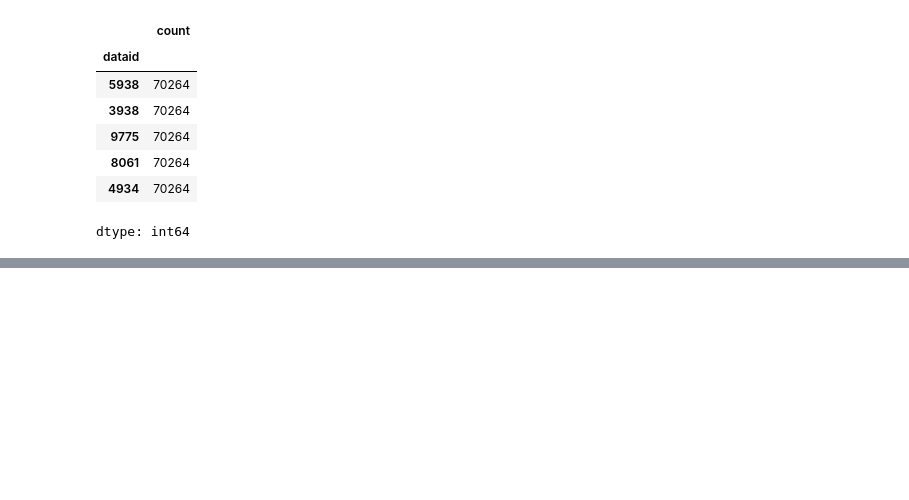
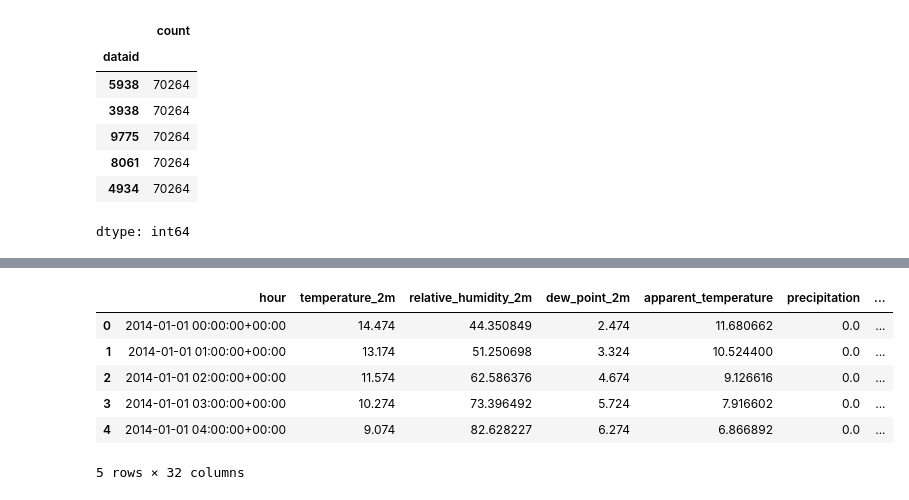
Before and after one commit to Wanghley/energy-nexus-smart-grid, a Jupyter notebook: notebooks/data preprocessing.ipynb, the cells around one changed output, grey strips where cells are left out. Cells and saved outputs as stored; diff of their text form; code cells hidden in the pictures; blank space fills up the shorter version.

```diff
--- a/notebooks/data preprocessing.ipynb
+++ b/notebooks/data preprocessing.ipynb
@@ -809,0 +457,5 @@ plt.show()
+# %%
+# Setup Open-Meteo session
+cache_session = requests_cache.CachedSession('.cache', expire_after=-1)
+retry_session = retry(cache_session, retries=5, backoff_factor=0.2)
+openmeteo = openmeteo_requests.Client(session=retry_session)
@@ -809,0 +500,10 @@ plt.show()
+# %%
+weather_all.head()
+# %% [output]
+|  | hour | temperature_2m | relative_humidity_2m | dew_point_2m | apparent_temperature | precipitation | ... |
+| 0 | 2014-01-01 00:00:00+00:00 | 14.474 | 44.350849 | 2.474 | 11.680662 | 0.0 | ... |
+| 1 | 2014-01-01 01:00:00+00:00 | 13.174 | 51.250698 | 3.324 | 10.524400 | 0.0 | ... |
+| 2 | 2014-01-01 02:00:00+00:00 | 11.574 | 62.586376 | 4.674 | 9.126616 | 0.0 | ... |
+| 3 | 2014-01-01 03:00:00+00:00 | 10.274 | 73.396492 | 5.724 | 7.916602 | 0.0 | ... |
+| 4 | 2014-01-01 04:00:00+00:00 | 9.074 | 82.628227 | 6.274 | 6.866892 | 0.0 | ... |
+5 rows × 32 columns
```
Also changed, not shown: parts of 58 cells of this notebook.
